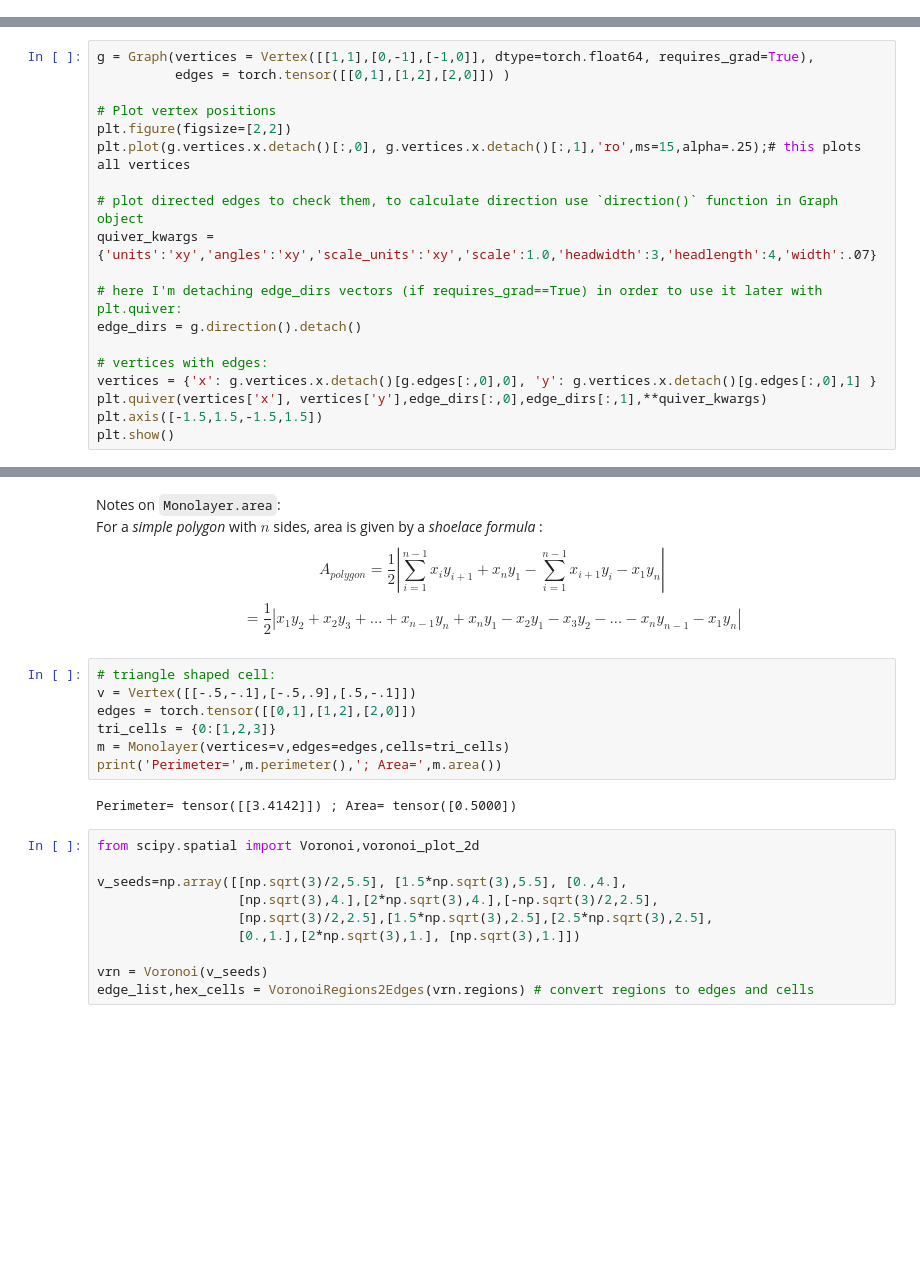
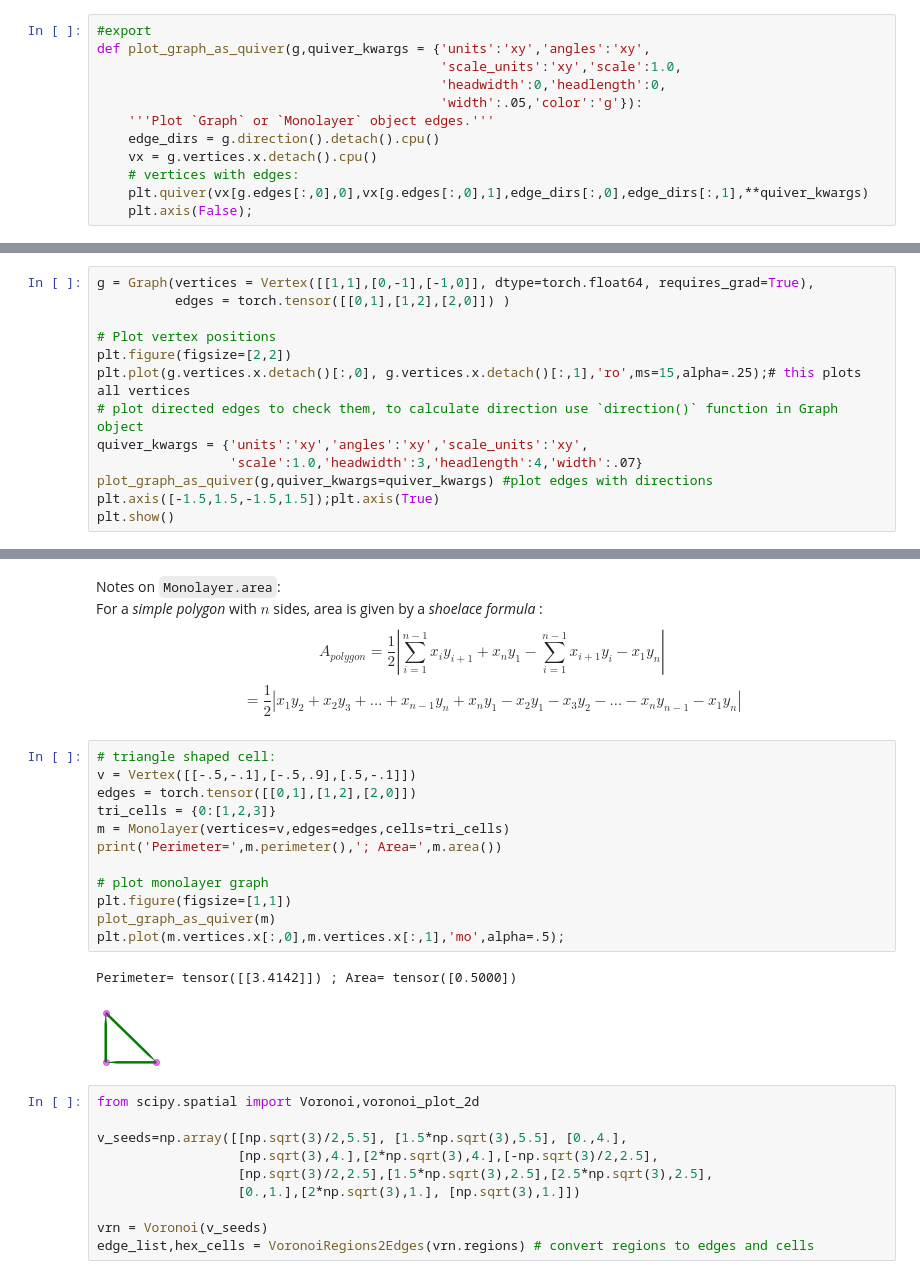
Before and after one commit to mshagirov/vertex_simulation, a Jupyter notebook: nbs/00_primitives.ipynb, the cells around one changed output, grey strips where cells are left out. Saved outputs shown, nothing was run; the diff lists cells and outputs as text; blank space fills up the shorter version.

```diff
--- a/nbs/00_primitives.ipynb
+++ b/nbs/00_primitives.ipynb
@@ -37,6 +37,18 @@ def plot_graph(Xv,edges,plot_arg=['g-','mo'],alphas=[.2,.5]):
     plt.plot(Xv[:,0],Xv[:,1],plot_arg[-1],ms=10,alpha=alphas[-1])
     plt.axis('equal')
     plt.axis(False);
+# %%
+#export
+def plot_graph_as_quiver(g,quiver_kwargs = {'units':'xy','angles':'xy',
+                                            'scale_units':'xy','scale':1.0,
+                                            'headwidth':0,'headlength':0,
+                                            'width':.05,'color':'g'}):
+    '''Plot `Graph` or `Monolayer` object edges.'''
+    edge_dirs = g.direction().detach().cpu()
+    vx = g.vertices.x.detach().cpu()
+    # vertices with edges:
+    plt.quiver(vx[g.edges[:,0],0],vx[g.edges[:,0],1],edge_dirs[:,0],edge_dirs[:,1],**quiver_kwargs)
+    plt.axis(False);
 # %% [markdown]
 ## Helper functions for Monolayer
 ---
@@ -270,17 +286,11 @@ g = Graph(vertices = Vertex([[1,1],[0,-1],[-1,0]], dtype=torch.float64, requires
 # Plot vertex positions
 plt.figure(figsize=[2,2])
 plt.plot(g.vertices.x.detach()[:,0], g.vertices.x.detach()[:,1],'ro',ms=15,alpha=.25);# this plots all vertices
-
 # plot directed edges to check them, to calculate direction use `direction()` function in Graph object
-quiver_kwargs = {'units':'xy','angles':'xy','scale_units':'xy','scale':1.0,'headwidth':3,'headlength':4,'width':.07}
-
-# here I'm detaching edge_dirs vectors (if requires_grad==True) in order to use it later with plt.quiver:
-edge_dirs = g.direction().detach()
-
-# vertices with edges:
-vertices = {'x': g.vertices.x.detach()[g.edges[:,0],0], 'y': g.vertices.x.detach()[g.edges[:,0],1] }
-plt.quiver(vertices['x'], vertices['y'],edge_dirs[:,0],edge_dirs[:,1],**quiver_kwargs)
-plt.axis([-1.5,1.5,-1.5,1.5])
+quiver_kwargs = {'units':'xy','angles':'xy','scale_units':'xy',
+                 'scale':1.0,'headwidth':3,'headlength':4,'width':.07}
+plot_graph_as_quiver(g,quiver_kwargs=quiver_kwargs) #plot edges with directions
+plt.axis([-1.5,1.5,-1.5,1.5]);plt.axis(True)
 plt.show()
 # %% [output]
 [figure]
@@ -390,12 +400,18 @@ $$ = \frac{1}{2}\left|x_1y_2+x_2y_3+\dots+x_{n-1}y_n +x_ny_1 - x_2y_1-x_3y_2-\do
 # %%
 # triangle shaped cell:
 v = Vertex([[-.5,-.1],[-.5,.9],[.5,-.1]])
 edges = torch.tensor([[0,1],[1,2],[2,0]])
 tri_cells = {0:[1,2,3]}
 m = Monolayer(vertices=v,edges=edges,cells=tri_cells)
 print('Perimeter=',m.perimeter(),'; Area=',m.area())
+
+# plot monolayer graph
+plt.figure(figsize=[1,1])
+plot_graph_as_quiver(m)
+plt.plot(m.vertices.x[:,0],m.vertices.x[:,1],'mo',alpha=.5);
 # %% [output]
 Perimeter= tensor([[3.4142]]) ; Area= tensor([0.5000])
+[figure, added]
 # %%
 from scipy.spatial import Voronoi,voronoi_plot_2d
 
```
Also changed, not shown: parts of 4 cells of this notebook, 6 other files.
